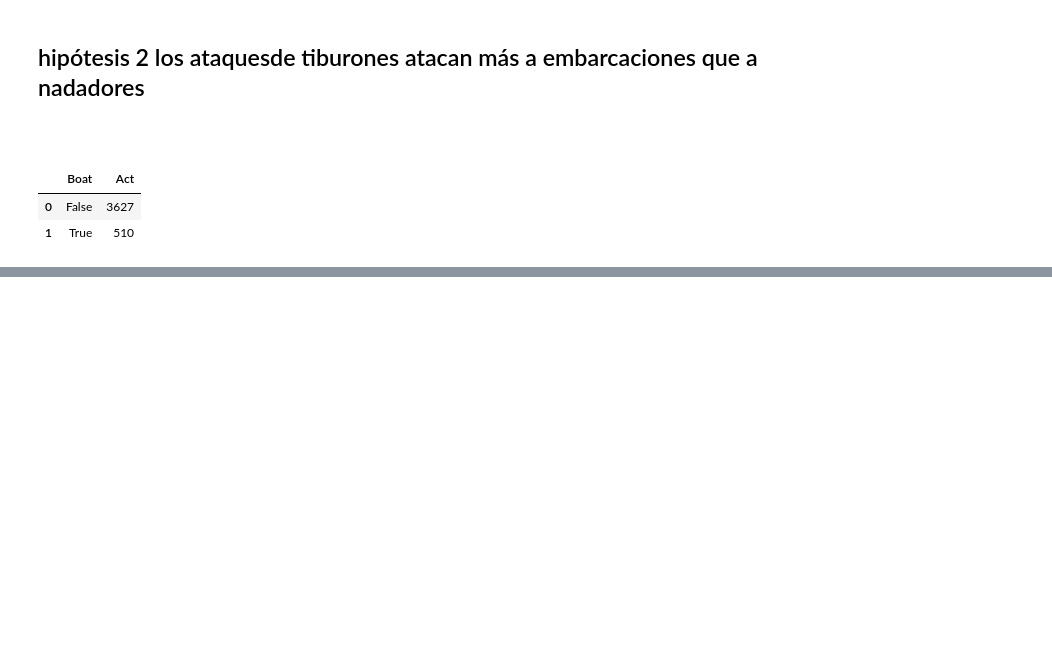
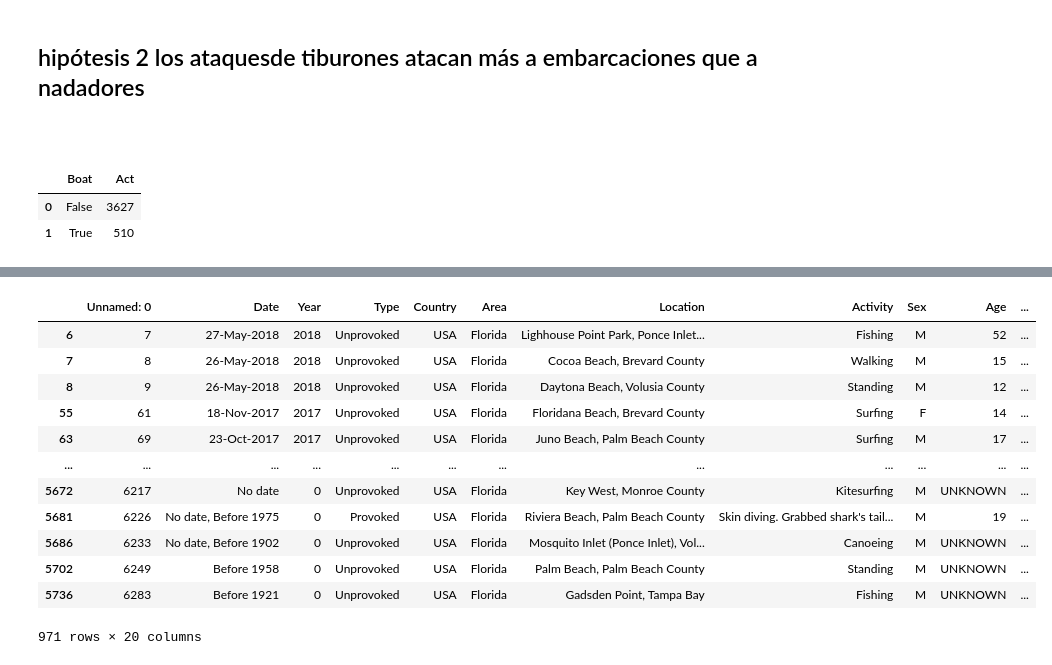
Before and after one commit to data2021oct/sharks, a Jupyter notebook: analysis.ipynb, the cells around one changed output, grey strips where cells are left out. Cells and saved outputs as stored; diff of their text form; code cells hidden in the pictures; blank space fills up the shorter version.

```diff
--- a/analysis.ipynb
+++ b/analysis.ipynb
@@ -135,2 +103,3 @@ fig.show()
 # %%
-sharks.Area.
+areas = sharks[(sharks.Area != "UNKNOWN")]
+Florida = sharks[(sharks.Area== "Florida")]
@@ -149,0 +160,16 @@ Name: Area, Length: 5755, dtype: object
+# %%
+Florida
+# %% [output]
+|  | Unnamed: 0 | Date | Year | Type | Country | Area | Location | Activity | Sex | Age | ... |
+| 6 | 7 | 27-May-2018 | 2018 | Unprovoked | USA | Florida | Lighhouse Point Park, Ponce Inlet... | Fishing | M | 52 | ... |
+| 7 | 8 | 26-May-2018 | 2018 | Unprovoked | USA | Florida | Cocoa Beach, Brevard County | Walking | M | 15 | ... |
+| 8 | 9 | 26-May-2018 | 2018 | Unprovoked | USA | Florida | Daytona Beach, Volusia County | Standing | M | 12 | ... |
+| 55 | 61 | 18-Nov-2017 | 2017 | Unprovoked | USA | Florida | Floridana Beach, Brevard County | Surfing | F | 14 | ... |
+| 63 | 69 | 23-Oct-2017 | 2017 | Unprovoked | USA | Florida | Juno Beach, Palm Beach County | Surfing | M | 17 | ... |
+| ... | ... | ... | ... | ... | ... | ... | ... | ... | ... | ... | ... |
+| 5672 | 6217 | No date | 0 | Unprovoked | USA | Florida | Key West, Monroe County | Kitesurfing | M | UNKNOWN | ... |
+| 5681 | 6226 | No date, Before 1975 | 0 | Provoked | USA | Florida | Riviera Beach, Palm Beach County | Skin diving. Grabbed shark's tail... | M | 19 | ... |
+| 5686 | 6233 | No date, Before 1902 | 0 | Unprovoked | USA | Florida | Mosquito Inlet (Ponce Inlet), Vol... | Canoeing | M | UNKNOWN | ... |
+| 5702 | 6249 | Before 1958 | 0 | Unprovoked | USA | Florida | Palm Beach, Palm Beach County | Standing | M | UNKNOWN | ... |
+| 5736 | 6283 | Before 1921 | 0 | Unprovoked | USA | Florida | Gadsden Point, Tampa Bay | Fishing | M | UNKNOWN | ... |
+971 rows × 20 columns
```
Also changed, not shown: parts of 17 cells of this notebook, 1 other file.
